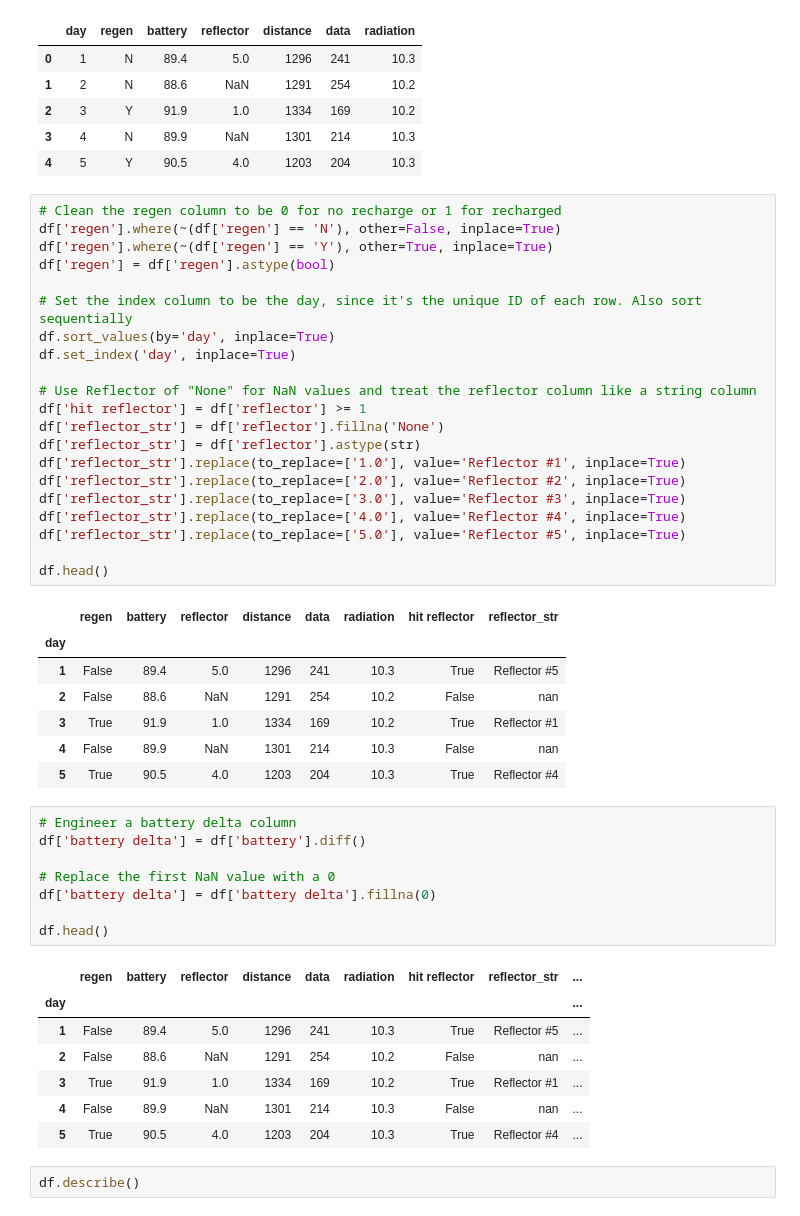
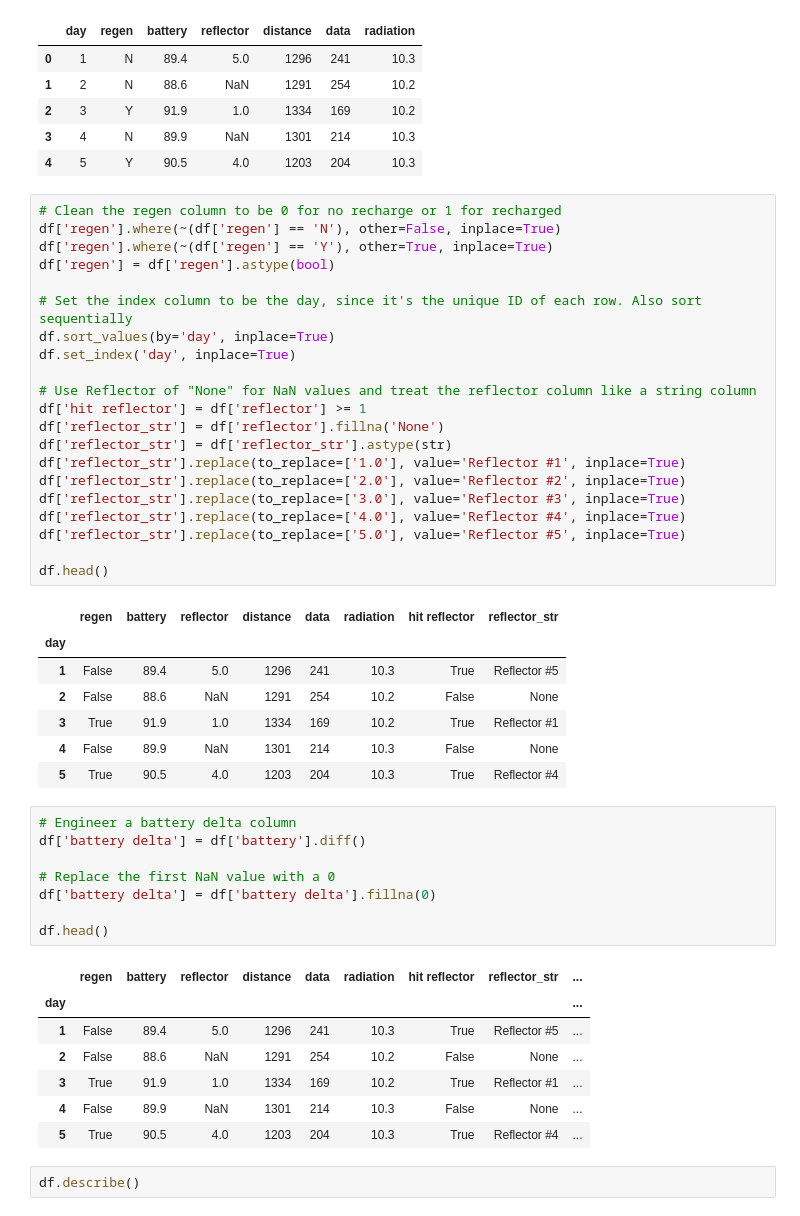
Before and after one commit to IntegerMan/Math601Project1, a Jupyter notebook: Analysis.ipynb, the cells around one changed output. Drawn from its saved outputs; the diff is of its cells as text.

```diff
--- a/Analysis.ipynb
+++ b/Analysis.ipynb
@@ -14,31 +14,31 @@ df.head()
 # %%
 # Clean the regen column to be 0 for no recharge or 1 for recharged
 df['regen'].where(~(df['regen'] == 'N'), other=False, inplace=True)
 df['regen'].where(~(df['regen'] == 'Y'), other=True, inplace=True)
 df['regen'] = df['regen'].astype(bool)
 
 # Set the index column to be the day, since it's the unique ID of each row. Also sort sequentially
 df.sort_values(by='day', inplace=True)
 df.set_index('day', inplace=True)
 
 # Use Reflector of "None" for NaN values and treat the reflector column like a string column
 df['hit reflector'] = df['reflector'] >= 1
 df['reflector_str'] = df['reflector'].fillna('None')
-df['reflector_str'] = df['reflector'].astype(str)
+df['reflector_str'] = df['reflector_str'].astype(str)
 df['reflector_str'].replace(to_replace=['1.0'], value='Reflector #1', inplace=True)
 df['reflector_str'].replace(to_replace=['2.0'], value='Reflector #2', inplace=True)
 df['reflector_str'].replace(to_replace=['3.0'], value='Reflector #3', inplace=True)
 df['reflector_str'].replace(to_replace=['4.0'], value='Reflector #4', inplace=True)
 df['reflector_str'].replace(to_replace=['5.0'], value='Reflector #5', inplace=True)
 
 df.head()
 # %% [output]
 |  | regen | battery | reflector | distance | data | radiation | hit reflector | reflector_str |
 | day |  |  |  |  |  |  |  |  |
 | 1 | False | 89.4 | 5.0 | 1296 | 241 | 10.3 | True | Reflector #5 |
-| 2 | False | 88.6 | NaN | 1291 | 254 | 10.2 | False | nan |
+| 2 | False | 88.6 | NaN | 1291 | 254 | 10.2 | False | None |
 | 3 | True | 91.9 | 1.0 | 1334 | 169 | 10.2 | True | Reflector #1 |
-| 4 | False | 89.9 | NaN | 1301 | 214 | 10.3 | False | nan |
+| 4 | False | 89.9 | NaN | 1301 | 214 | 10.3 | False | None |
 | 5 | True | 90.5 | 4.0 | 1203 | 204 | 10.3 | True | Reflector #4 |
 # %%
 # Engineer a battery delta column
@@ -52,9 +52,9 @@ df.head()
 |  | regen | battery | reflector | distance | data | radiation | hit reflector | reflector_str | ... |
 | day |  |  |  |  |  |  |  |  | ... |
 | 1 | False | 89.4 | 5.0 | 1296 | 241 | 10.3 | True | Reflector #5 | ... |
-| 2 | False | 88.6 | NaN | 1291 | 254 | 10.2 | False | nan | ... |
+| 2 | False | 88.6 | NaN | 1291 | 254 | 10.2 | False | None | ... |
 | 3 | True | 91.9 | 1.0 | 1334 | 169 | 10.2 | True | Reflector #1 | ... |
-| 4 | False | 89.9 | NaN | 1301 | 214 | 10.3 | False | nan | ... |
+| 4 | False | 89.9 | NaN | 1301 | 214 | 10.3 | False | None | ... |
 | 5 | True | 90.5 | 4.0 | 1203 | 204 | 10.3 | True | Reflector #4 | ... |
 # %%
 df.describe()
```
Also changed, not shown: parts of 8 cells of this notebook.
